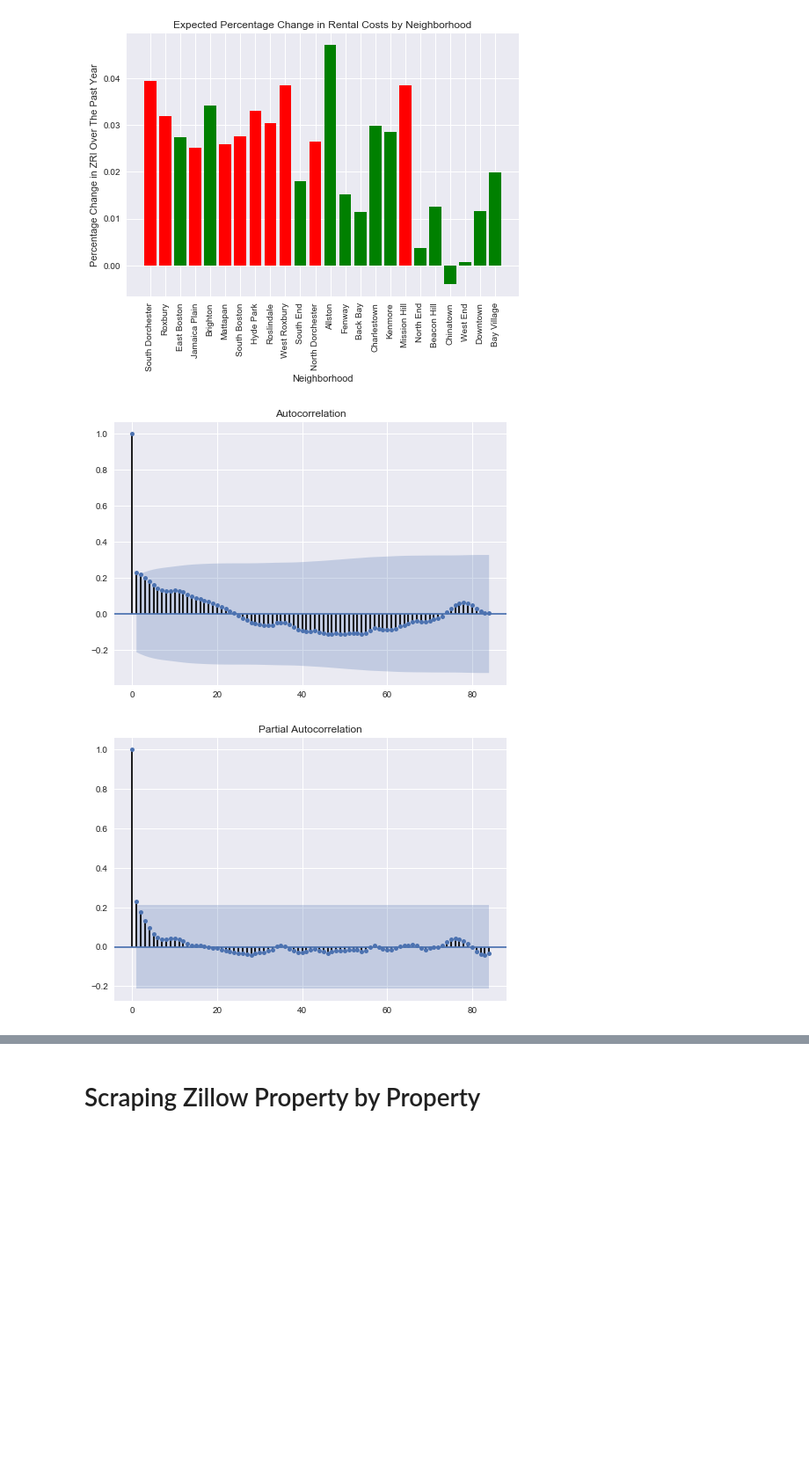
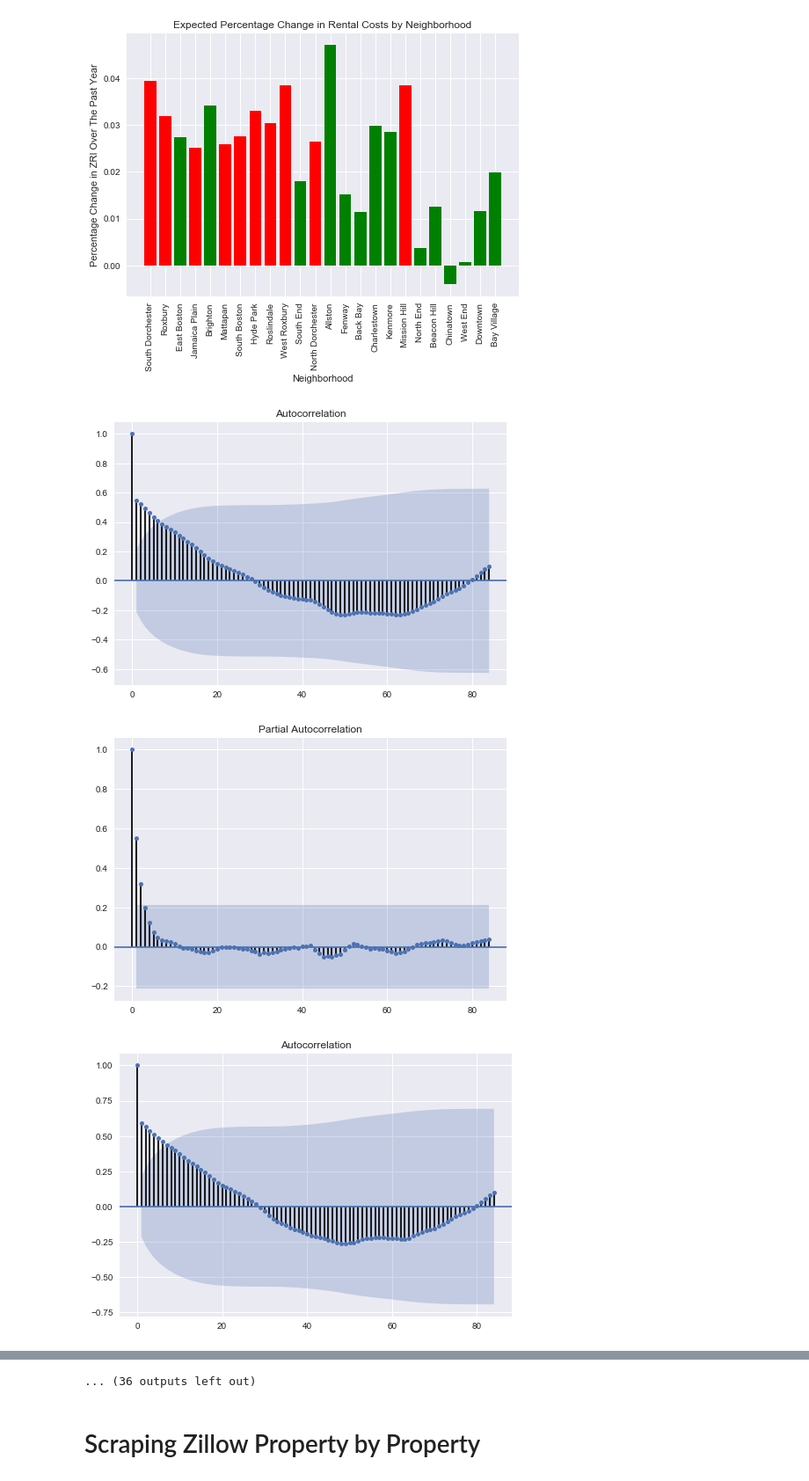
Before and after one commit to weizhongg/Boston-rental-prices-CS-506-project, a Jupyter notebook: Final Project.ipynb, the cells around one changed output, grey strips where cells are left out. Shown at 88% size. Cells and saved outputs as stored; diff of their text form; code cells hidden in the pictures; blank space fills up the shorter version.

```diff
--- a/Final Project.ipynb
+++ b/Final Project.ipynb
@@ -240,7 +240,7 @@ kmeans.fit_predict(timeSeries)
 labels = kmeans.labels_
 # %%
 #plot time series with clusters
-colors = ['green', 'red', 'blue', 'orange']
+colors = ['red', 'green', 'blue', 'orange']
 for i in range(0, len(timeSeries.index)):
     pyplot.plot(months,
                 timeSeries.iloc[i],
@@ -248,6 +248,7 @@ for i in range(0, len(timeSeries.index)):
 pyplot.title('Normalized ZRI Over Time for Boston Neighborhoods')
 pyplot.xlabel('Months Since November 2010')
 pyplot.ylabel('Normalized ZRI')
+pyplot.savefig('C:/Development/CS506FinalProject/Normalized ZRI Over Time for Boston Neighborhoods.svg')
 pyplot.show()
 # %% [output]
 [figure]
@@ -356,12 +359,13 @@ pyplot.show()
 [figure]
 # %%
 from statsmodels.graphics.tsaplots import plot_acf, plot_pacf
-n = 13 #len(data.index)
-for i in range(n-1, n):
+n = len(data.index)
+for i in range(0, n):
     plot_acf(timeSeries.iloc[i])
     pyplot.show()
     plot_pacf(timeSeries.iloc[i])
     pyplot.show()
 # %% [output]
-[figure, old version]
+[figure, new version]
-[figure, old version]
+[figure, new version]
+[figure, added]
@@ -368,3 +381,4 @@ for i in range(n-1, n):
+... (36 outputs left out)
 # %% [markdown]
 # Scraping Zillow Property by Property
 # %%
```
Also changed, not shown: parts of 4 cells of this notebook, 3 other files.
